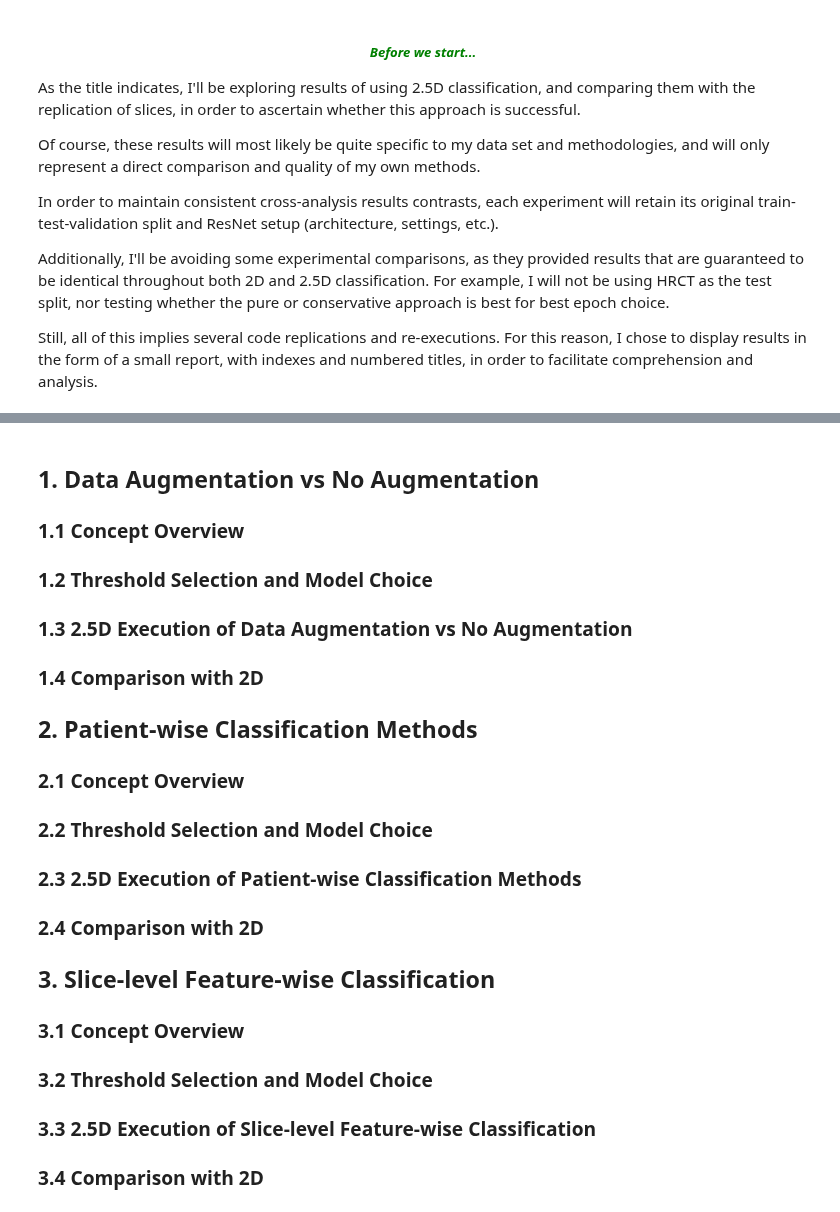
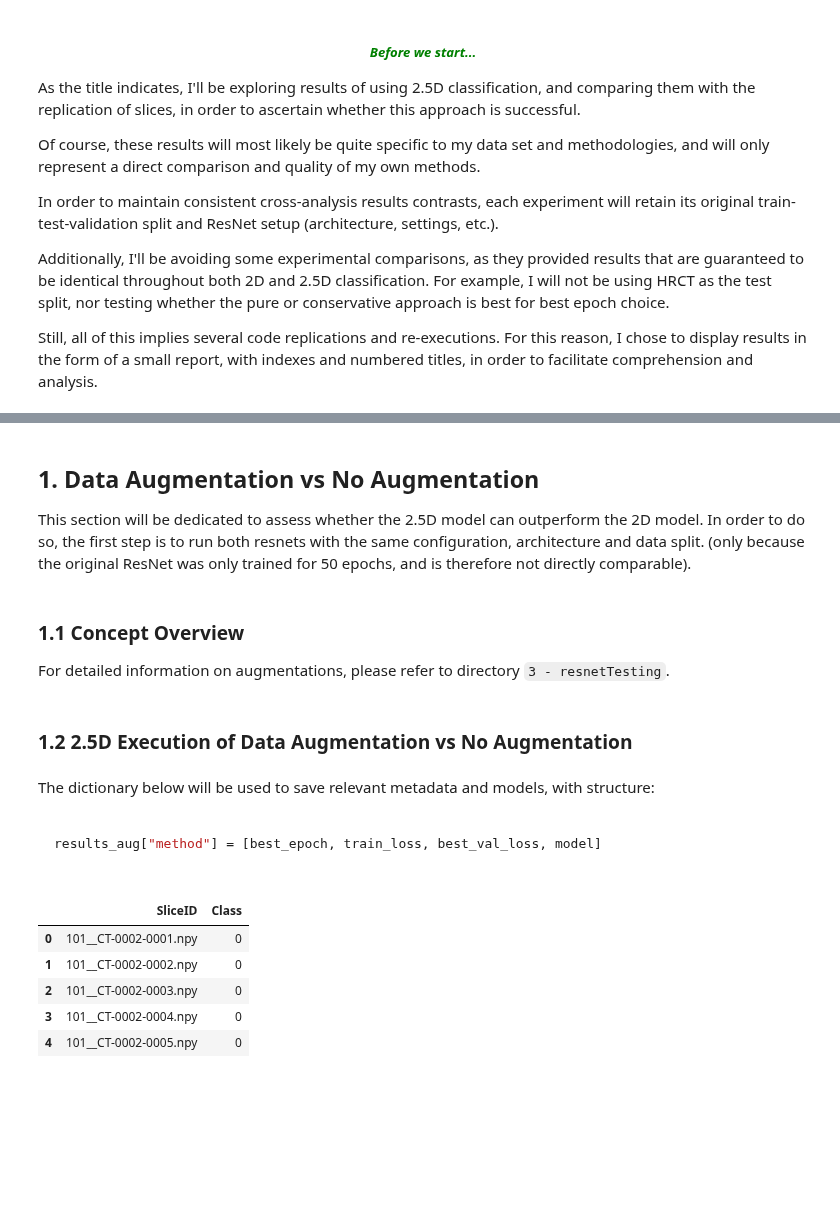
Before and after one commit to rafael-andre1/AI-for-Interstitial-Lung-Disease-Classification, a Jupyter notebook: 4 - modelDevelopment/4.4 - 2.5D/repeatExperiments.ipynb, the cells around one changed output, grey strips where cells are left out. Drawn from its saved outputs; the diff is of its cells as text; code cells hidden in the pictures; blank space fills up the shorter version.

Commit message:
Experiment Replication For 2.5D: Part 1.5
Just need to run 2.5D with augmentations and adapt a few visualization functions to finish the first chapter

````diff
--- a/4 - modelDevelopment/4.4 - 2.5D/repeatExperiments.ipynb
+++ b/4 - modelDevelopment/4.4 - 2.5D/repeatExperiments.ipynb
@@ -38,46 +40,22 @@ Still, all of this implies several code replications and re-executions. For this
 <a name="1-data-augmentation-vs-no-augmentation"></a>
 ## 1. Data Augmentation vs No Augmentation
 
-<a name="11-concept-overview"></a>
-### 1.1 Concept Overview
-
-<a name="12-threshold-selection-and-model-choice"></a>
-### 1.2 Threshold Selection and Model Choice
-
-<a name="13-25d-execution-of-data-augmentation-vs-no-augmentation"></a>
-### 1.3 2.5D Execution of Data Augmentation vs No Augmentation
-
-<a name="14-comparison-with-2d"></a>
-### 1.4 Comparison with 2D
-
-
-<a name="2-patient-wise-classification-methods"></a>
-## 2. Patient-wise Classification Methods
-
-<a name="21-concept-overview"></a>
-### 2.1 Concept Overview
-
-<a name="22-threshold-selection-and-model-choice"></a>
-### 2.2 Threshold Selection and Model Choice
-
-<a name="23-25d-execution-of-patient-wise-classification-methods"></a>
-### 2.3 2.5D Execution of Patient-wise Classification Methods
-
-<a name="24-comparison-with-2d"></a>
-### 2.4 Comparison with 2D
-
-
-<a name="3-slice-level-feature-wise-classification"></a>
-## 3. Slice-level Feature-wise Classification
-
-<a name="31-concept-overview"></a>
-### 3.1 Concept Overview
-
-<a name="32-threshold-selection-and-model-choice"></a>
-### 3.2 Threshold Selection and Model Choice
-
-<a name="33-25d-execution-of-slice-level-feature-wise-classification"></a>
-### 3.3 2.5D Execution of Slice-level Feature-wise Classification
-
-<a name="34-comparison-with-2d"></a>
-### 3.4 Comparison with 2D
+This section will be dedicated to assess whether the 2.5D model can outperform the 2D model. In order to do so, the first step is to run both resnets with the same configuration, architecture and data split. (only because the original ResNet was only trained for 50 epochs, and is therefore not directly comparable).
+# %% [markdown]
+
+<a name="11-concept-overview"></a>
+### 1.1 Concept Overview
+
+For detailed information on augmentations, please refer to directory `3 - resnetTesting`.
+# %% [markdown]
+
+<a name="13-25d-execution-of-data-augmentation-vs-no-augmentation"></a>
+### 1.2 2.5D Execution of Data Augmentation vs No Augmentation
+# %% [markdown]
+The dictionary below will be used to save relevant metadata and models, with structure:
+
+```py
+
+results_aug["method"] = [best_epoch, train_loss, best_val_loss, model]
+
+```
@@ -83,0 +64,16 @@ Still, all of this implies several code replications and re-executions. For this
+# %%
+# Instructions: type 0 → 2D Classification
+from newDimUtils import *
+
+# Loads the dataframe
+df_fibrosis = pd.read_pickle(r'..\..\..\\fibrosis_data.pkl')
+df_annotations = df_fibrosis.drop(columns="SliceData")
+df_annotations["SliceID"] = df_annotations["SliceID"].astype(str) + ".npy" # better for data loader
+df_annotations.head()
+# %% [output]
+|  | SliceID | Class |
+| 0 | 101__CT-0002-0001.npy | 0 |
+| 1 | 101__CT-0002-0002.npy | 0 |
+| 2 | 101__CT-0002-0003.npy | 0 |
+| 3 | 101__CT-0002-0004.npy | 0 |
+| 4 | 101__CT-0002-0005.npy | 0 |
````
Also changed, not shown: parts of 28 cells of this notebook, 1 other file.
